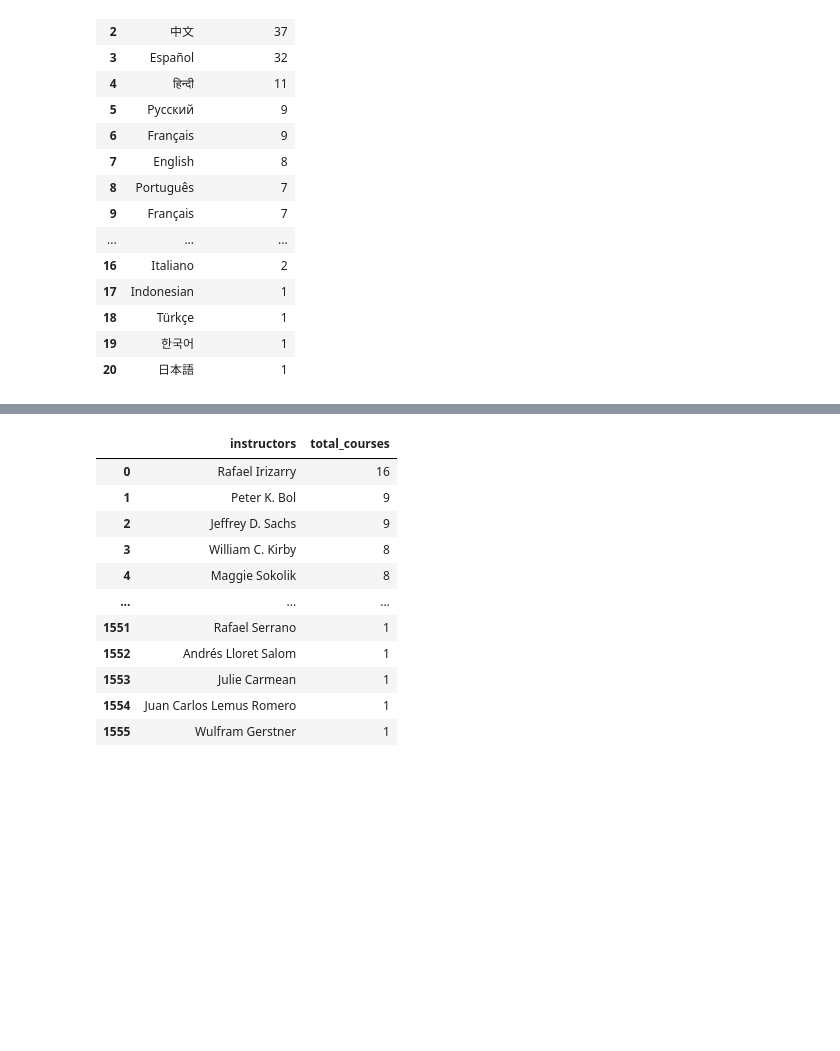
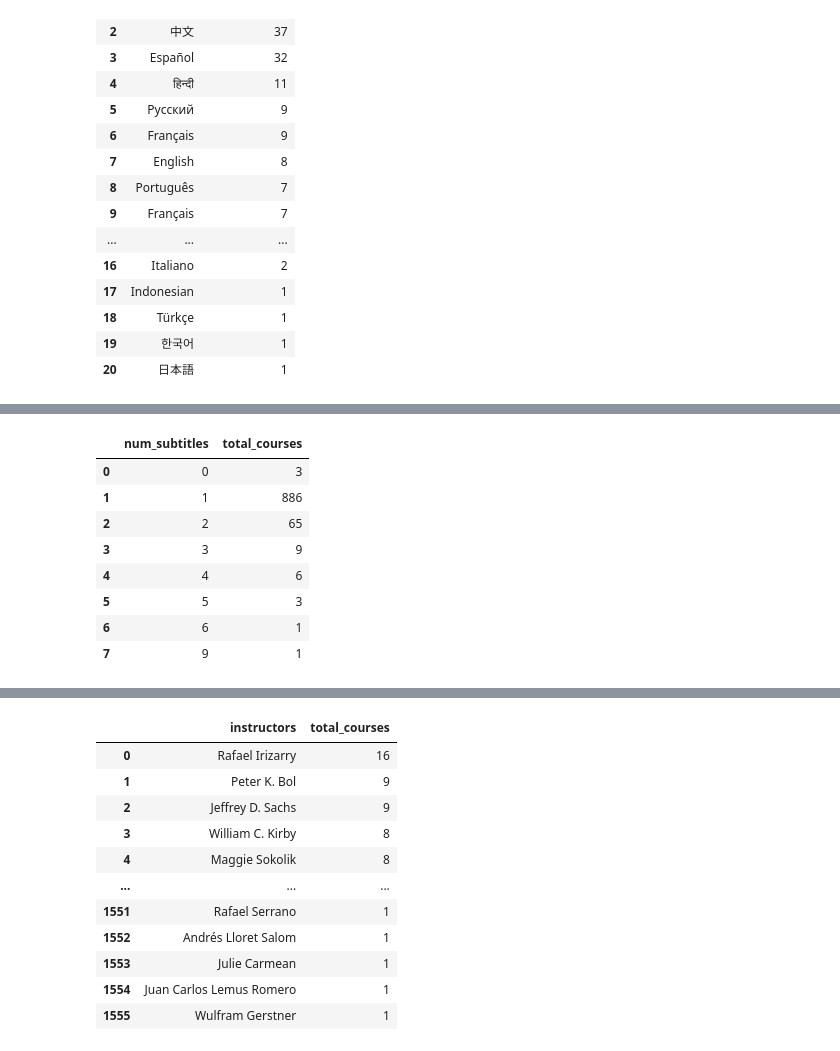
Before and after one commit to HolyGrace/MOOCalytics, a Jupyter notebook: notebooks/EDA.ipynb, the cells around one changed output, grey strips where cells are left out. Saved outputs shown, nothing was run; the diff lists cells and outputs as text; code cells hidden in the pictures; blank space fills up the shorter version.

```diff
--- a/notebooks/EDA.ipynb
+++ b/notebooks/EDA.ipynb
@@ -908,0 +963,13 @@ sub_frequency['subtitles'][3]
+# %%
+courses_by_num_subs = edx_with_num_subs.groupby('num_subtitles').size().reset_index(name='total_courses')
+courses_by_num_subs
+# %% [output]
+|  | num_subtitles | total_courses |
+| 0 | 0 | 3 |
+| 1 | 1 | 886 |
+| 2 | 2 | 65 |
+| 3 | 3 | 9 |
+| 4 | 4 | 6 |
+| 5 | 5 | 3 |
+| 6 | 6 | 1 |
+| 7 | 9 | 1 |
```
Also changed, not shown: parts of 5 cells of this notebook.
